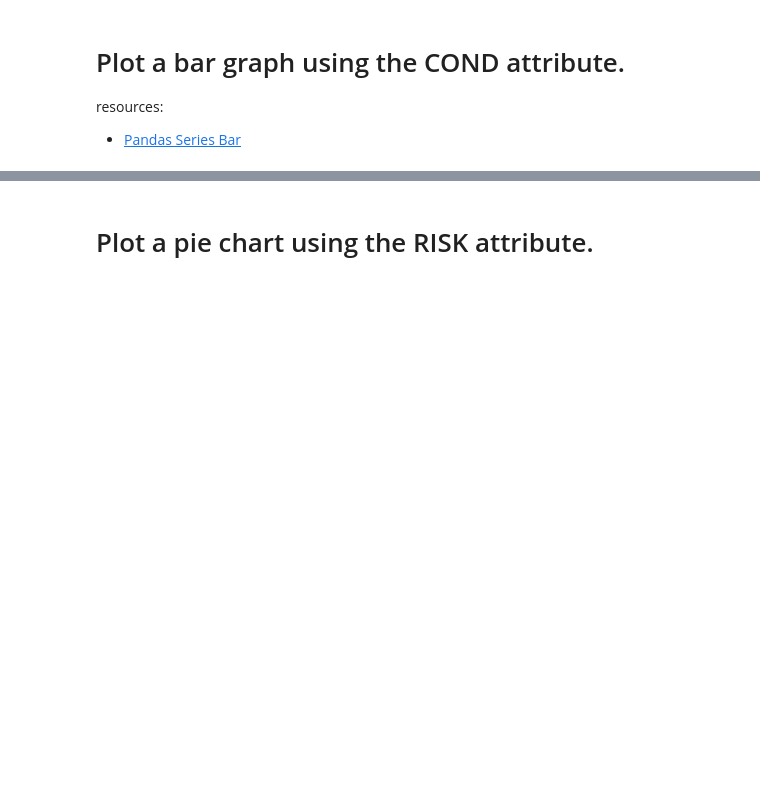
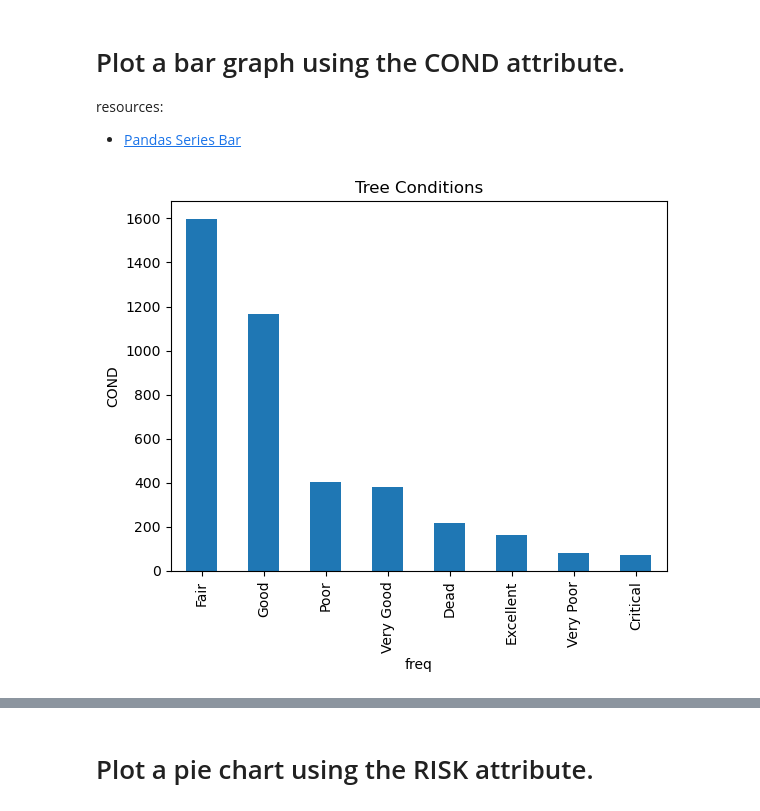
Before and after one commit to EndaFigueroa/DENotebookWeek67, a Jupyter notebook: CityOfNewarkDETreeSurvey/newark_de_tree_survey.ipynb, the cells around one changed output, grey strips where cells are left out. Drawn from its saved outputs; the diff is of its cells as text; code cells hidden in the pictures; blank space fills up the shorter version.

Commit message:
TREE DONE

```diff
--- a/CityOfNewarkDETreeSurvey/newark_de_tree_survey.ipynb
+++ b/CityOfNewarkDETreeSurvey/newark_de_tree_survey.ipynb
@@ -130,6 +144,14 @@ resources:
 * [Pandas Series Bar](https://pandas.pydata.org/pandas-docs/stable/reference/api/pandas.Series.plot.bar.html#pandas.Series.plot.bar)
 # %%
 # How can we determine all of the possible values describing the condition of a tree and their associated counts?
+freq=betterdf["COND"].value_counts()
+freq.plot.bar()
+plt.xlabel('freq')
+plt.ylabel('COND')
+plt.title('Tree Conditions')
+plt.show()
+# %% [output]
+[figure, added]
 # %%
 # Were these already in the order you would want them to be in order for a graph to make sense?
 # If not, reorder  the Series.
```
Also changed, not shown: parts of 13 cells of this notebook.
